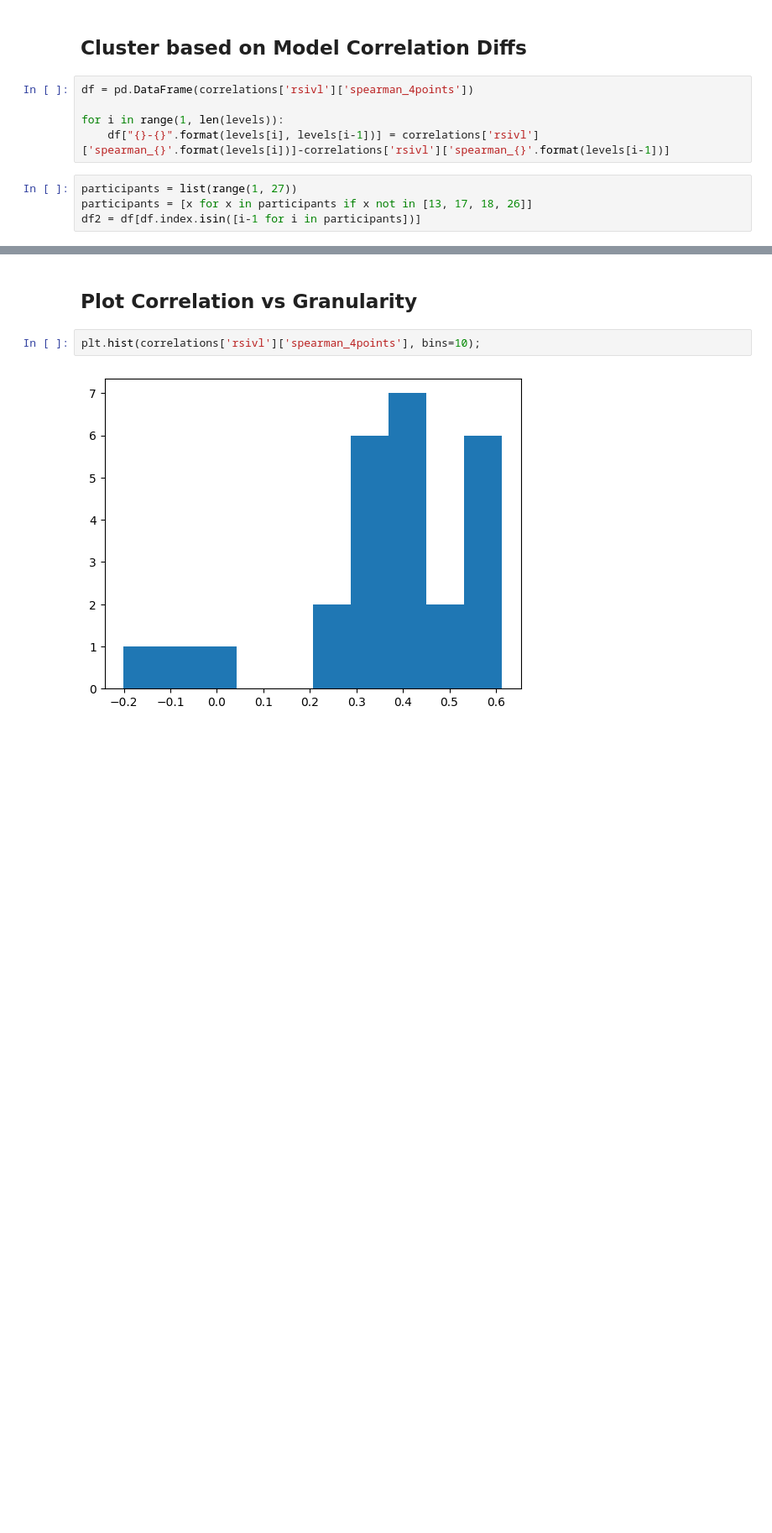
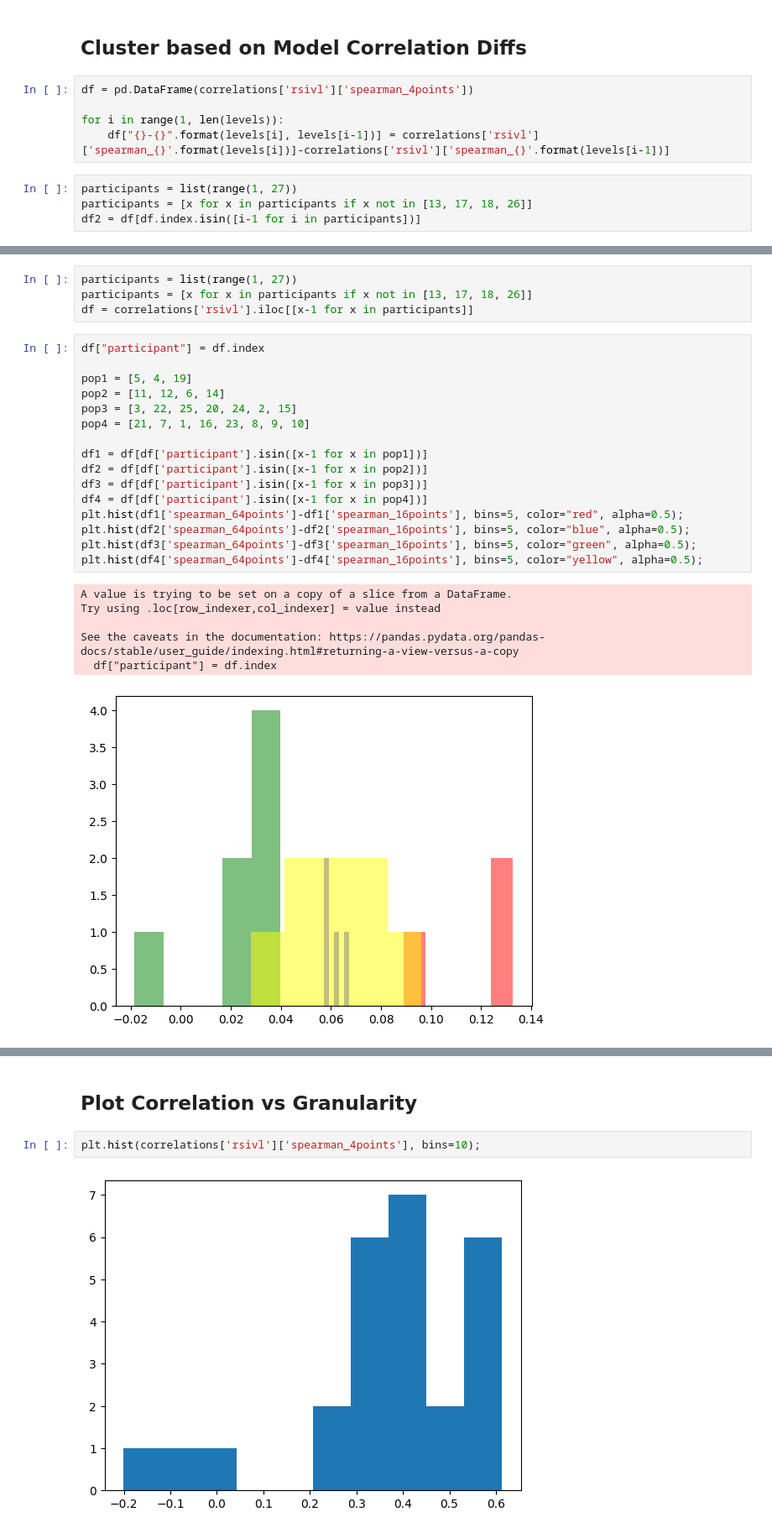
Before and after one commit to shenkev/segment-anything, a Jupyter notebook: analysis/cluster.ipynb, the cells around one changed output, grey strips where cells are left out. Shown at 84% size. Saved outputs shown, nothing was run; the diff lists cells and outputs as text; blank space fills up the shorter version.

```diff
--- a/analysis/cluster.ipynb
+++ b/analysis/cluster.ipynb
@@ -517,0 +574,27 @@ The average silhouette score for 4 clusters is 0.36
+# %%
+participants = list(range(1, 27))
+participants = [x for x in participants if x not in [13, 17, 18, 26]]
+df = correlations['rsivl'].iloc[[x-1 for x in participants]]
+# %%
+df["participant"] = df.index
+
+pop1 = [5, 4, 19]
+pop2 = [11, 12, 6, 14]
+pop3 = [3, 22, 25, 20, 24, 2, 15]
+pop4 = [21, 7, 1, 16, 23, 8, 9, 10]
+
+df1 = df[df['participant'].isin([x-1 for x in pop1])]
+df2 = df[df['participant'].isin([x-1 for x in pop2])]
+df3 = df[df['participant'].isin([x-1 for x in pop3])]
+df4 = df[df['participant'].isin([x-1 for x in pop4])]
+plt.hist(df1['spearman_64points']-df1['spearman_16points'], bins=5, color="red", alpha=0.5);
+plt.hist(df2['spearman_64points']-df2['spearman_16points'], bins=5, color="blue", alpha=0.5);
+plt.hist(df3['spearman_64points']-df3['spearman_16points'], bins=5, color="green", alpha=0.5);
+plt.hist(df4['spearman_64points']-df4['spearman_16points'], bins=5, color="yellow", alpha=0.5);
+# %% [output]
+A value is trying to be set on a copy of a slice from a DataFrame.
+Try using .loc[row_indexer,col_indexer] = value instead
+
+See the caveats in the documentation: https://pandas.pydata.org/pandas-docs/stable/user_guide/indexing.html#returning-a-view-versus-a-copy
+  df["participant"] = df.index
+[figure, added]
```
Also changed, not shown: parts of 13 cells of this notebook.
